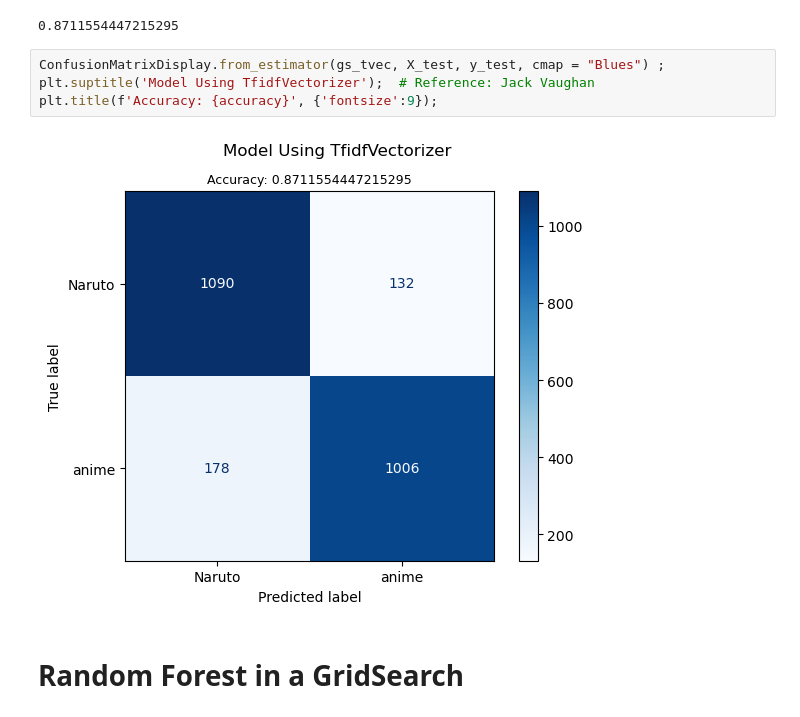
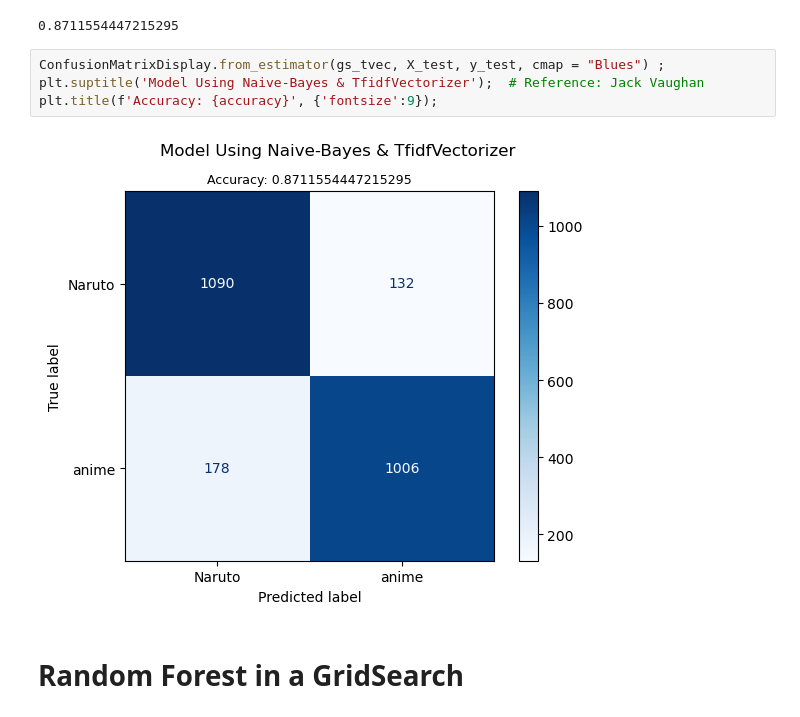
Before and after one commit to wangdj3/DSI_subreddit_comparison, a Jupyter notebook: my-project3-classification.ipynb, the cells around one changed output. Cells and saved outputs as stored; diff of their text form.

```diff
--- a/my-project3-classification.ipynb
+++ b/my-project3-classification.ipynb
@@ -310,10 +310,10 @@ accuracy
 0.8711554447215295
 # %%
 ConfusionMatrixDisplay.from_estimator(gs_tvec, X_test, y_test, cmap = "Blues") ;
-plt.suptitle('Model Using TfidfVectorizer');  # Reference: Jack Vaughan
+plt.suptitle('Model Using Naive-Bayes & TfidfVectorizer');  # Reference: Jack Vaughan
 plt.title(f'Accuracy: {accuracy}', {'fontsize':9});
 # %% [output]
-[figure, old version]
+[figure, new version]
 # %% [markdown]
 # Random Forest in a GridSearch
 # %%
```
Also changed, not shown: parts of 17 cells of this notebook, 7 other files.
